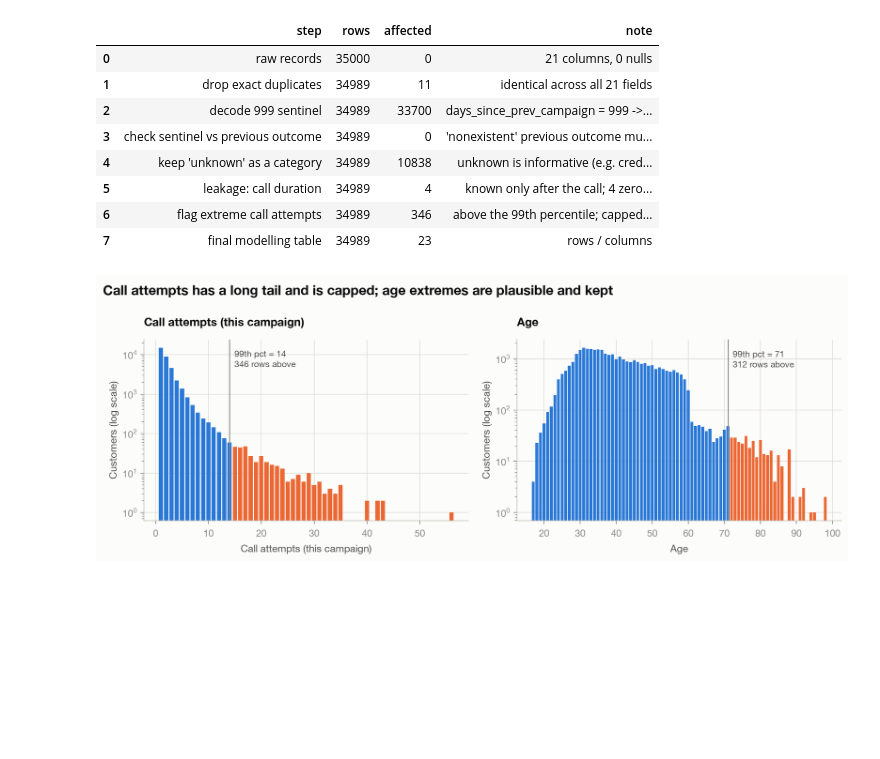
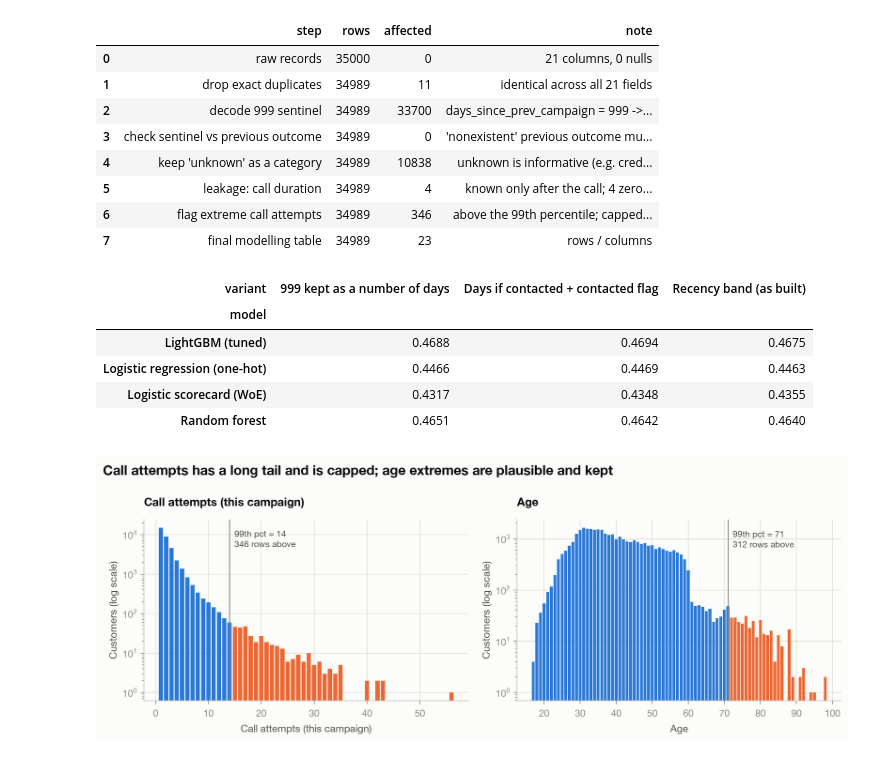
Before and after one commit to mlodian/campaign-response-model, a Jupyter notebook: notebooks/campaign_response_walkthrough.ipynb, the cells around one changed output. Drawn from its saved outputs; the diff is of its cells as text; code cells hidden in the pictures; blank space fills up the shorter version.

```diff
--- a/notebooks/campaign_response_walkthrough.ipynb
+++ b/notebooks/campaign_response_walkthrough.ipynb
@@ -104,6 +105,16 @@ pd.read_csv(R / "audit_log.csv")
 | 5 | leakage: call duration | 34989 | 4 | known only after the call; 4 zero... |
 | 6 | flag extreme call attempts | 34989 | 346 | above the 99th percentile; capped... |
 | 7 | final modelling table | 34989 | 23 | rows / columns |
+# %%
+sens = pd.read_csv(R / "sensitivity_checks.csv")
+sens[sens.check == "999 sentinel"].pivot(index="model", columns="variant", values="test_pr_auc")
+# %% [output]
+| variant | 999 kept as a number of days | Days if contacted + contacted flag | Recency band (as built) |
+| model |  |  |  |
+| LightGBM (tuned) | 0.4688 | 0.4694 | 0.4675 |
+| Logistic regression (one-hot) | 0.4466 | 0.4469 | 0.4463 |
+| Logistic scorecard (WoE) | 0.4317 | 0.4348 | 0.4355 |
+| Random forest | 0.4651 | 0.4642 | 0.4640 |
 # %%
 show("02_outliers.png")
 show("01_leakage_call_duration.png")
```
Also changed, not shown: parts of 3 cells of this notebook, 5 other files.
